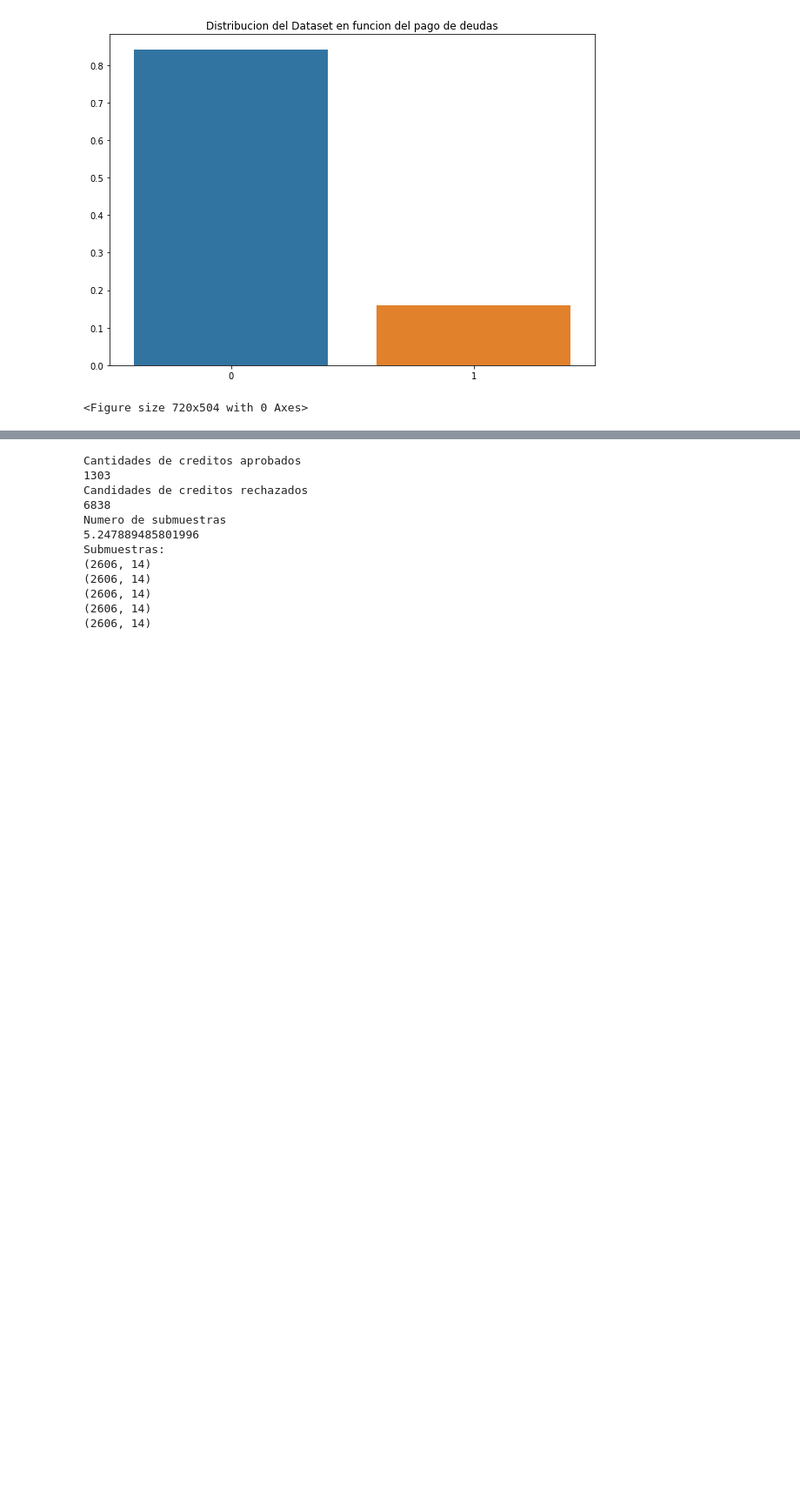
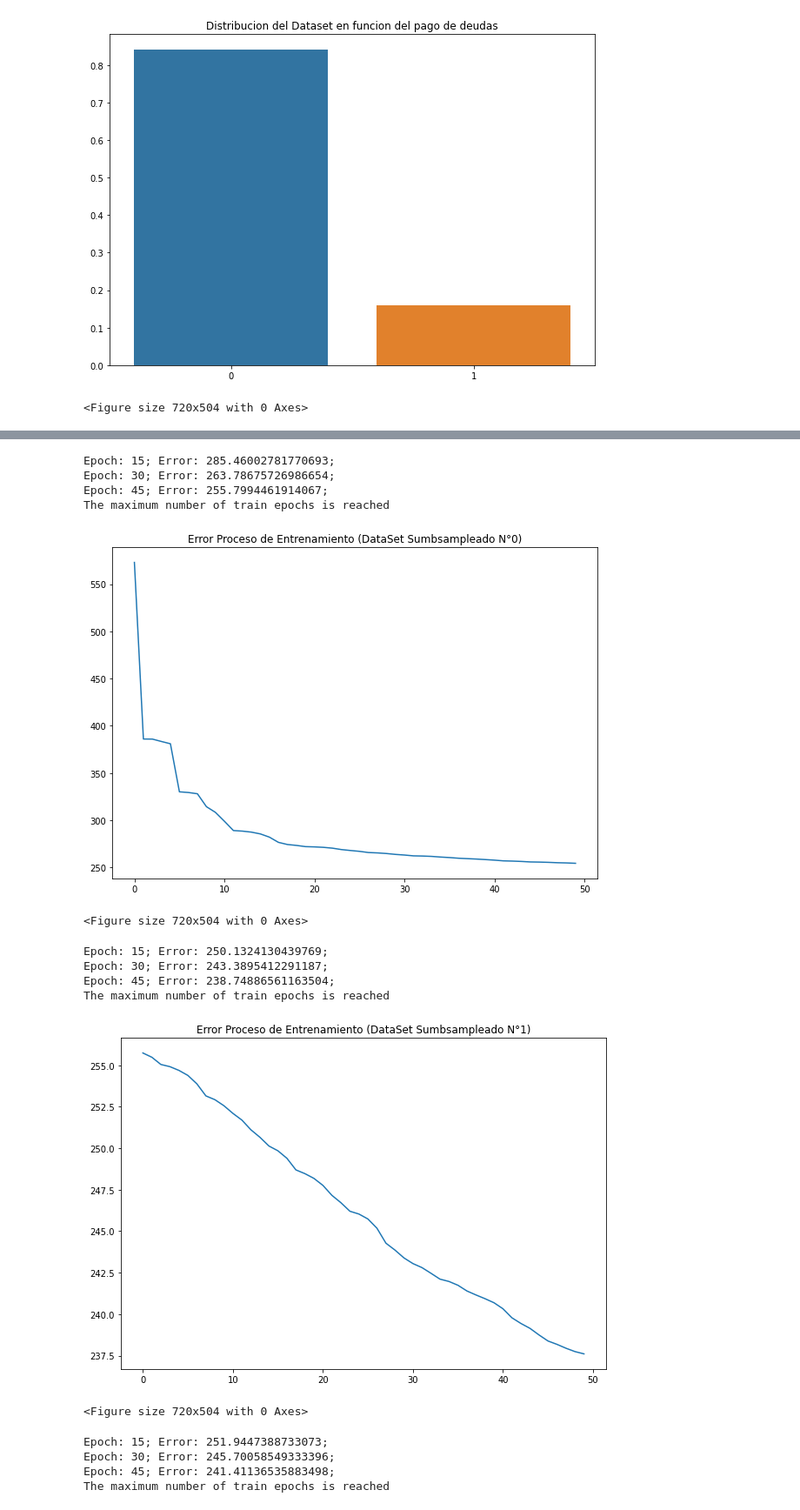
Before and after one commit to Craziertexas/bookish-train, a Jupyter notebook: bookish-train.ipynb, the cells around one changed output, grey strips where cells are left out. Shown: that part at 87% size. Drawn from its saved outputs; the diff is of its cells as text; code cells hidden in the pictures; blank space fills up the shorter version.

```diff
--- a/bookish-train.ipynb
+++ b/bookish-train.ipynb
@@ -157,73 +342,54 @@ plt.show()
 # %%
-#Metodologia de Balanceo por submuestreo de la clase mayoritaria
-
-NAproved = CodedData.pivot_table(columns = ["not.fully.paid"], aggfunc = 'size')[1]
-NRejected = CodedData.pivot_table(columns = ["not.fully.paid"], aggfunc = 'size')[0]
-NSubsamples = (NRejected/NAproved)
-print("Cantidades de creditos aprobados")
-print(NAproved)
-print("Candidades de creditos rechazados")
-print(NRejected)
-print("Numero de submuestras")
-print(NSubsamples)
-
-RejectedDT = NormalizedData.loc[NormalizedData["not.fully.paid"] == 0].copy()
-AProvedDT = NormalizedData.loc[NormalizedData["not.fully.paid"] == 1].copy()
-
-Subsamples = list()
-for i in range(int(NSubsamples)):
-    Subsample = RejectedDT.sample(frac = 1/(NSubsamples - i), random_state = 200)
-    RejectedDT = RejectedDT.drop(Subsample.index)
-    Subsample = pd.concat([Subsample, AProvedDT])
-    Subsamples.append(Subsample)
-
-print("Submuestras: ")
-for Subsample in Subsamples:
-    print(Subsample.shape)
-
-
-#Neuronas de entrada
-NInput = [[0,1] for size in range(len(Subsample[0].columns) - 1)]
-
 z = 0
 for Subsample in Subsamples:
+    #Red Neuronal
 
     #Entradas de entrenamiento
     TrainInputs = [[0 for size in range(len(Subsample.columns) - 1)] for size in range(Subsample.shape[0])]
     for DtIndex in range(len(TrainInputs)):
         i = 0
         for Column in Subsample.columns:
             if (Column != "not.fully.paid"):
                 (TrainInputs[DtIndex])[i] = Subsample[Column][DtIndex]
                 i = i + 1
 
     #Salidas de entrenamiento
     TrainTarget = [[0] for size in range(Subsample.shape[0])]
     for DtIndex in range(len(TrainTarget)):
         TrainTarget[DtIndex][0] = Subsample["not.fully.paid"][DtIndex]
 
     if z == 0:
+        #Neuronas de entrada
+        NInput = [[0,1] for size in range(len(Subsample.columns) - 1)]
         #Estructura Red Neuronal
-        Network = nl.net.newff(NInput,[26,52,1])
-        NetworkError = Network.train(TrainInputs,TrainTarget, epochs = 400, goal = 0.5, show = 5)
-        Network.save(r"OutPut\ANN\Network_Subsample_equal")
+        Network = nl.net.newff(NInput,[10,1])
+        NetworkError = Network.train(TrainInputs,TrainTarget, epochs = 50, goal = 0.5, show = 15)
+        Network.save(r"OutPut\ANN\Subsample\Network_Subsample_equal")
     else:
-
+        Network = nl.load(r"OutPut\ANN\Subsample\Network_Subsample_equal")
+        NetworkError = Network.train(TrainInputs,TrainTarget, epochs = 50, goal = 0.5, show = 15)
+        Network.save(r"OutPut\ANN\Subsample\Network_Subsample_equal")
 
     plt.plot(NetworkError)
-    plt.title("Error Proceso de Entrenamiento (DataSet Sumbsampleado N°"+")")
-    plt.figure(3)
+    plt.title("Error Proceso de Entrenamiento (DataSet Sumbsampleado N°"+str(z)+")")
+    plt.figure(4 + z)
     plt.show()
+
+    z = z + 1
 # %% [output]
-Cantidades de creditos aprobados
-1303
-Candidades de creditos rechazados
-6838
-Numero de submuestras
-5.247889485801996
-Submuestras:
-(2606, 14)
-(2606, 14)
-(2606, 14)
-(2606, 14)
-(2606, 14)
+Epoch: 15; Error: 285.46002781770693;
+Epoch: 30; Error: 263.78675726986654;
+Epoch: 45; Error: 255.7994461914067;
+The maximum number of train epochs is reached
+[figure, added]
+<Figure size 720x504 with 0 Axes>
+Epoch: 15; Error: 250.1324130439769;
+Epoch: 30; Error: 243.3895412291187;
+Epoch: 45; Error: 238.74886561163504;
+The maximum number of train epochs is reached
+[figure, added]
+<Figure size 720x504 with 0 Axes>
+Epoch: 15; Error: 251.9447388733073;
+Epoch: 30; Error: 245.70058549333396;
+Epoch: 45; Error: 241.41136535883498;
+The maximum number of train epochs is reached
```
Also changed, not shown: parts of 16 cells of this notebook, 22 other files.
